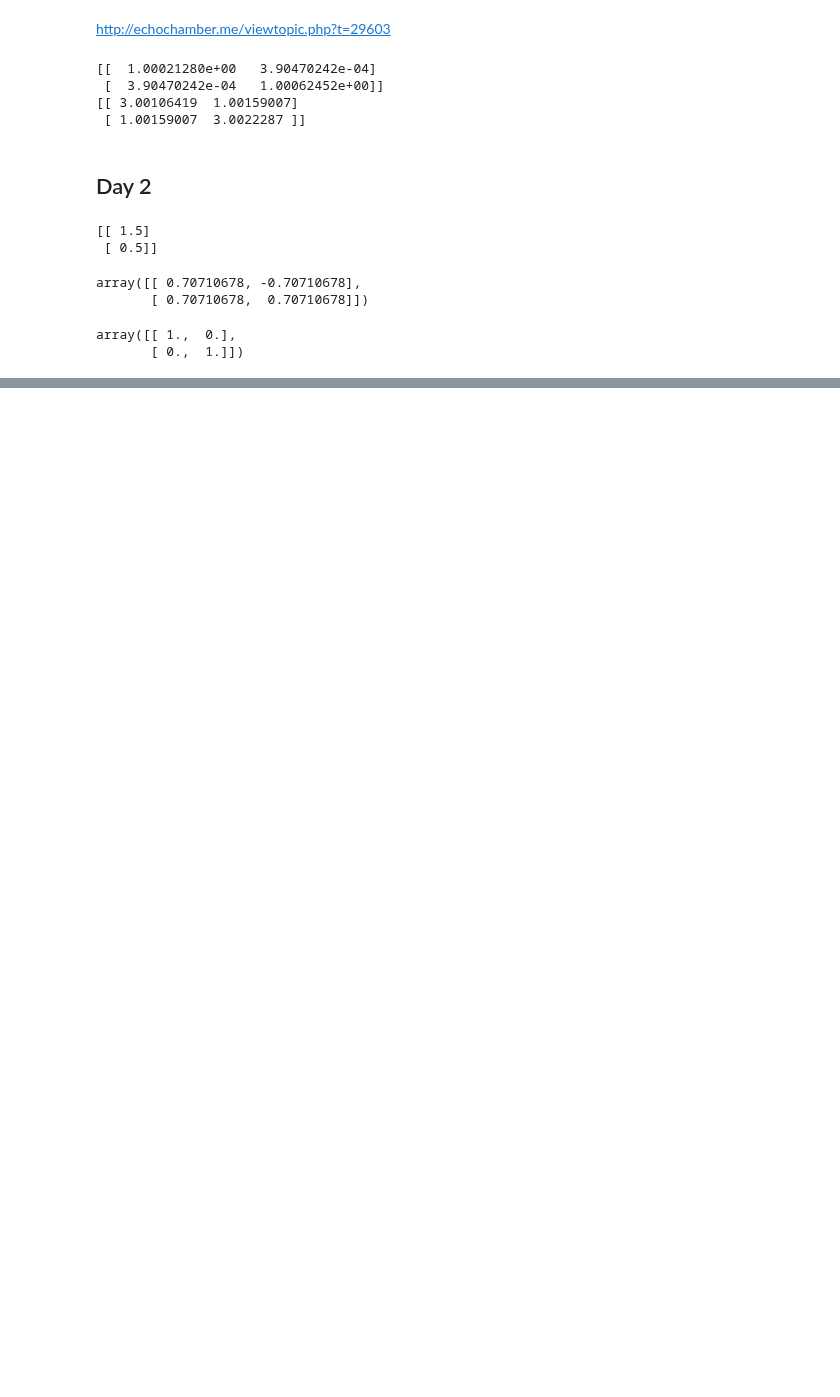
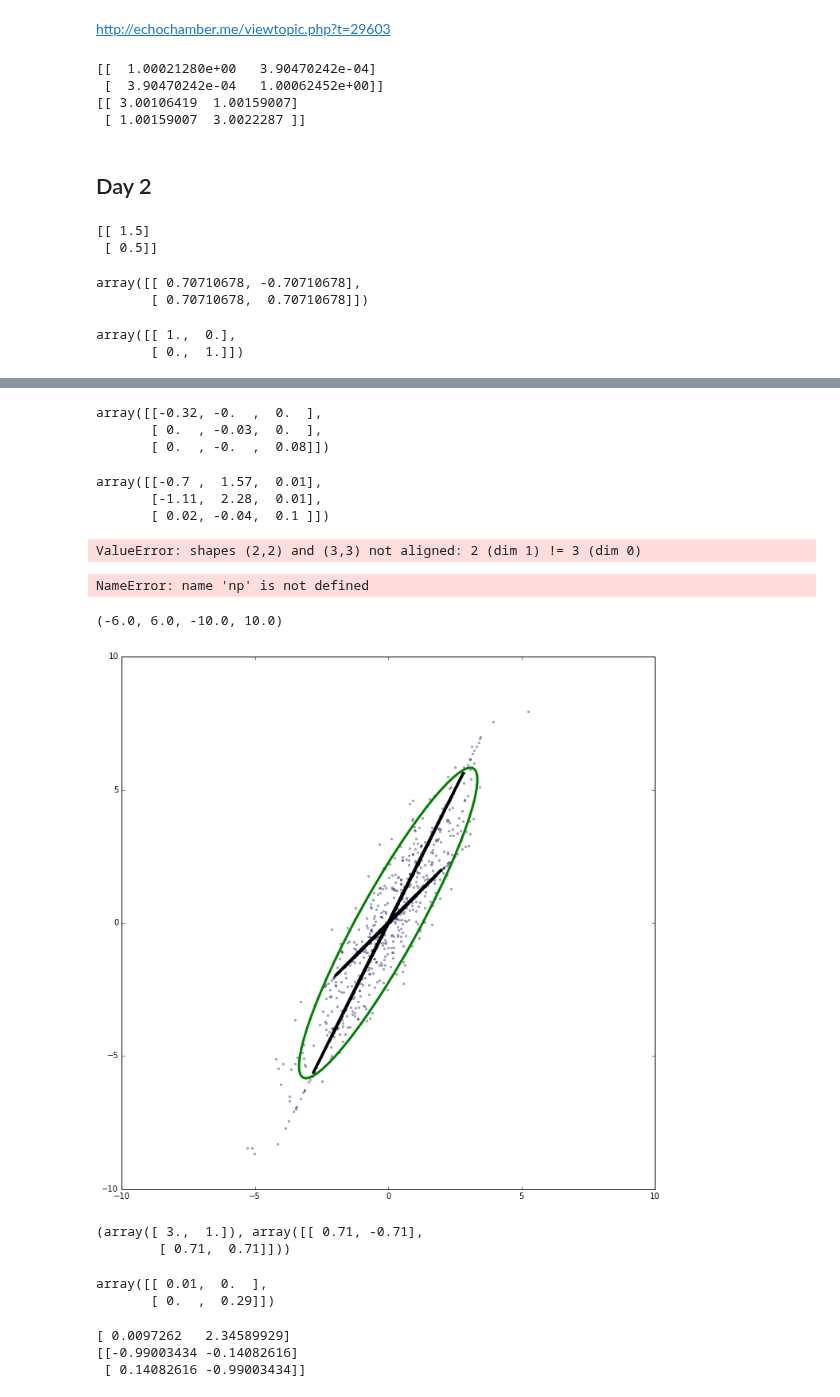
Before and after one commit to lionfish0/dp, a Jupyter notebook: Untitled.ipynb, the cells around one changed output, grey strips where cells are left out. Saved outputs shown, nothing was run; the diff lists cells and outputs as text; code cells hidden in the pictures; blank space fills up the shorter version.

```diff
--- a/Untitled.ipynb
+++ b/Untitled.ipynb
@@ -124,0 +161,12 @@ array([[ 1.,  0.],
+# %%
+import matplotlib.pyplot as plt
+import numpy as np
+%matplotlib inline
+from matplotlib.patches import Ellipse
+
+def plotcov(ax,C,color='blue',lw=3):
+    evals, evecs = np.linalg.eig(C)
+    samps = np.random.multivariate_normal(np.zeros(len(C)),C,500)
+    ax.scatter(samps[:,0],samps[:,1],marker='.',alpha=0.3)
+    ang = np.rad2deg(np.arctan2(evecs[1,0],evecs[0,0]))
+    ax.add_artist(Ellipse(xy=[0,0], width=4*np.sqrt(evals[0]), height=4*np.sqrt(evals[1]), angle=ang, lw=lw, ec=color, fc='none'))
@@ -124,0 +286,6 @@ array([[ 1.,  0.],
+# %%
+Ttwist
+# %% [output]
+array([[-0.32, -0.  ,  0.  ],
+       [ 0.  , -0.03,  0.  ],
+       [ 0.  , -0.  ,  0.08]])
@@ -124,0 +295,10 @@ array([[ 1.,  0.],
+# %%
+np.dot(Pinv,np.dot(A,P))
+# %% [output]
+array([[-0.7 ,  1.57,  0.01],
+       [-1.11,  2.28,  0.01],
+       [ 0.02, -0.04,  0.1 ]])
+# %%
+np.dot(np.dot(P,np.dot(S,np.dot(Pinv,np.dot(A,P)))),Pinv)
+# %% [output]
+ValueError: shapes (2,2) and (3,3) not aligned: 2 (dim 1) != 3 (dim 0)
@@ -124,0 +309,29 @@ array([[ 1.,  0.],
+# %%
+A = np.array([[2,1.5],[1.5,2]])
+B = np.array([[2,0.5],[0.5,2]])
+#A = np.array([[2,3.9999],[3.9999,8]])
+#B = np.array([[1,0.9999],[0.9999,1]])
+
+C = np.array([[2.8,4.5],[4.5,8.5]])
+D = expand_covariance(A,B)
+#Asamps = np.random.multivariate_normal(np.zeros(2),A,1000)
+#Bsamps = np.random.multivariate_normal(np.zeros(2),B,1000)
+#Csamps = np.random.multivariate_normal(np.zeros(2),C,1000)
+# %% [output]
+NameError: name 'np' is not defined
+# %%
+fig = plt.figure(0,figsize=[12,12])
+ax = fig.add_subplot(111, aspect='equal')
+plotcov(ax,A,'k')
+plotcov(ax,B,'k')
+plotcov(ax,C,'g')
+ax.axis('equal')
+#plotcov(ax,D,'r')
+# %% [output]
+(-6.0, 6.0, -10.0, 10.0)
+[figure, added]
+# %%
+np.linalg.eig(np.array([[2,1],[1,2]]))
+# %% [output]
+(array([ 3.,  1.]), array([[ 0.71, -0.71],
+        [ 0.71,  0.71]]))
@@ -124,0 +349,8 @@ array([[ 1.,  0.],
+# %%
+Ta = np.dot(Va,np.sqrt(La))
+np.dot(Ta,Ta.transpose())
+Tb = np.dot(Vb,np.sqrt(Lb))
+np.dot(Tb,Tb.transpose())
+# %% [output]
+array([[ 0.01,  0.  ],
+       [ 0.  ,  0.29]])
@@ -124,0 +360,8 @@ array([[ 1.,  0.],
+# %%
+L,V = np.linalg.eig(Z)
+print L
+print V
+# %% [output]
+[ 0.0097262   2.34589929]
+[[-0.99003434 -0.14082616]
+ [ 0.14082616 -0.99003434]]
```
Also changed, not shown: parts of 49 cells of this notebook, 5 other files.
